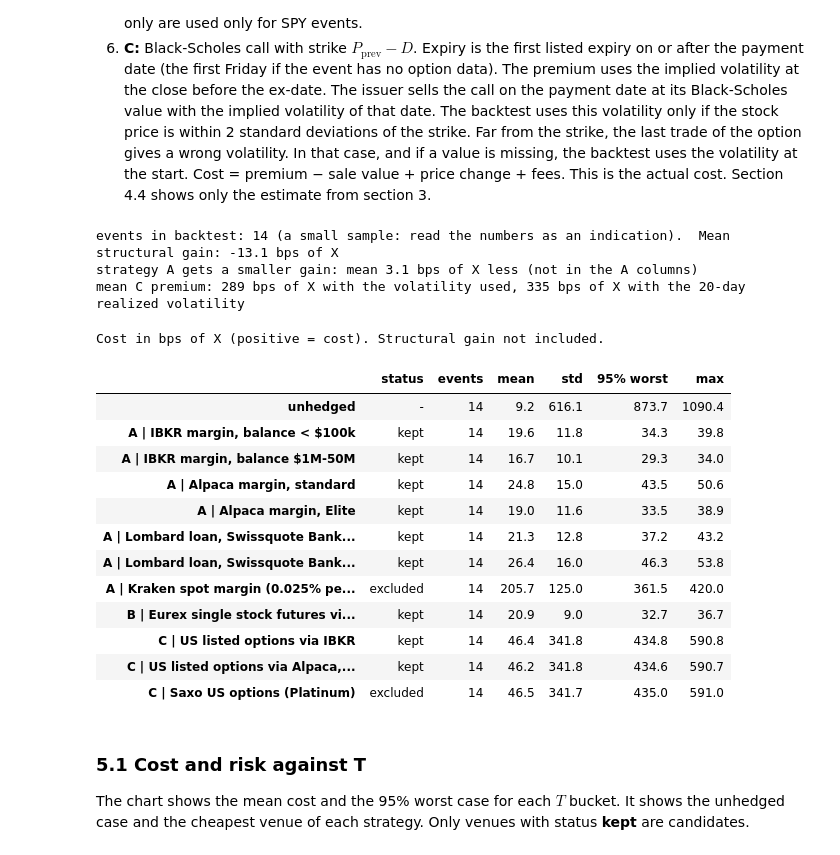
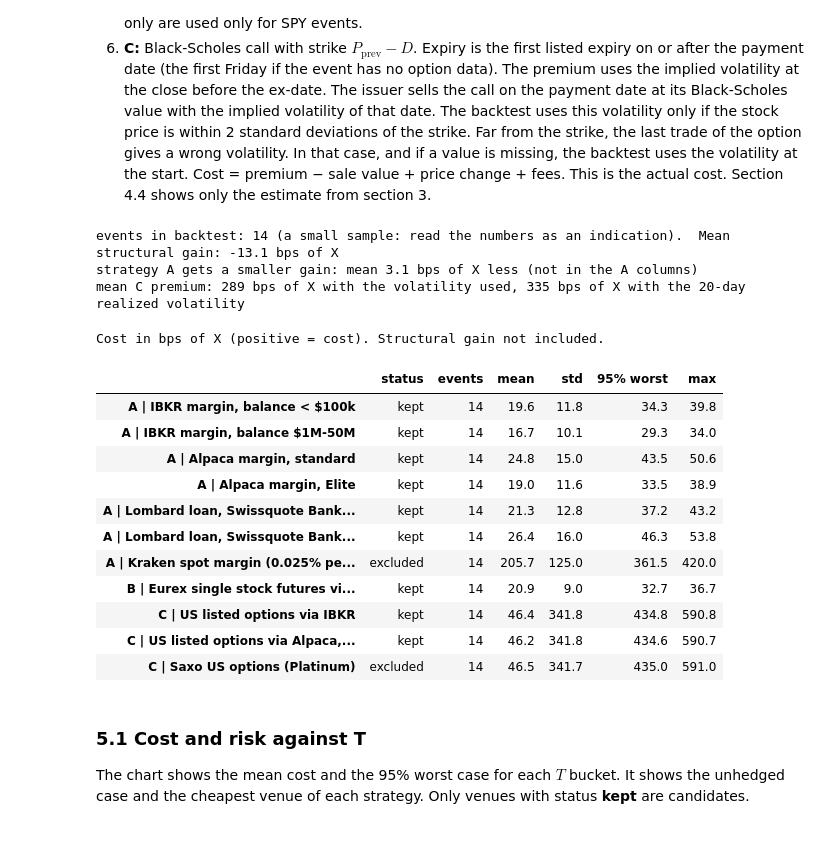
Before and after one commit to Robert29000/xstocks-hedge-research, a Jupyter notebook: hedge_research.ipynb, the cells around one changed output. Cells and saved outputs as stored; diff of their text form; code cells hidden in the pictures.

Commit message:
Tables and naming fixes

```diff
--- a/hedge_research.ipynb
+++ b/hedge_research.ipynb
@@ -758,38 +760,36 @@ for _, ev in usable.dropna(subset=["sigma", "sofr_on_ex", "effr_on_ex"]).iterrow
     bt_rows.append(row)
 
 bt = pd.DataFrame(bt_rows)
-strategy_cols = [c for c in bt.columns if c == "unhedged" or c[:4] in ("A | ", "B | ", "C | ")]
+strategy_cols = [c for c in bt.columns if c[:4] in ("A | ", "B | ", "C | ")]
 
 def summarize(df, cols):
     out = pd.DataFrame({
         "events": df[cols].notna().sum(),
         "mean": df[cols].mean(),
         "std": df[cols].std(),
         "95% worst": df[cols].quantile(0.95),
         "max": df[cols].max(),
     })
     status = {**{f"A | {v}": s for v, s in zip(venues_a["venue"], venues_a["status"])},
               **{f"B | {v}": s for v, s in zip(venues_b["venue"], venues_b["status"])},
-              **{f"C | {v}": s for v, s in zip(venues_c["venue"], venues_c["status"])},
-              "unhedged": "-"}
+              **{f"C | {v}": s for v, s in zip(venues_c["venue"], venues_c["status"])}}
     out.insert(0, "status", [status.get(c, "-") for c in out.index])
     return out
 
 strategy_cols = [c for c in strategy_cols if bt[c].notna().any()]   # drop venues with no event (SPYx only)
 summary = summarize(bt, strategy_cols)
 print(f"events in backtest: {len(bt)} (a small sample: read the numbers as an indication).  Mean structural gain: {bt['structural gain'].mean():.1f} bps of X")
 print(f"strategy A gets a smaller gain: mean {bt['A gain difference'].mean():.1f} bps of X less (not in the A columns)")
 print(f"mean C premium: {bt['C premium only'].mean():.0f} bps of X with the volatility used, "
       f"{bt['C premium, 20-day realized vol'].mean():.0f} bps of X with the 20-day realized volatility")
 display(summary.style.format({c: "{:.1f}" for c in ["mean", "std", "95% worst", "max"]})
         .set_caption("Cost in bps of X (positive = cost). Structural gain not included."))
 # %% [output]
 events in backtest: 14 (a small sample: read the numbers as an indication).  Mean structural gain: -13.1 bps of X
 strategy A gets a smaller gain: mean 3.1 bps of X less (not in the A columns)
 mean C premium: 289 bps of X with the volatility used, 335 bps of X with the 20-day realized volatility
 Cost in bps of X (positive = cost). Structural gain not included.
 |  | status | events | mean | std | 95% worst | max |
-| unhedged | - | 14 | 9.2 | 616.1 | 873.7 | 1090.4 |
 | A | IBKR margin, balance < $100k | kept | 14 | 19.6 | 11.8 | 34.3 | 39.8 |
 | A | IBKR margin, balance $1M-50M | kept | 14 | 16.7 | 10.1 | 29.3 | 34.0 |
 | A | Alpaca margin, standard | kept | 14 | 24.8 | 15.0 | 43.5 | 50.6 |
```
Also changed, not shown: parts of 2 cells of this notebook.
